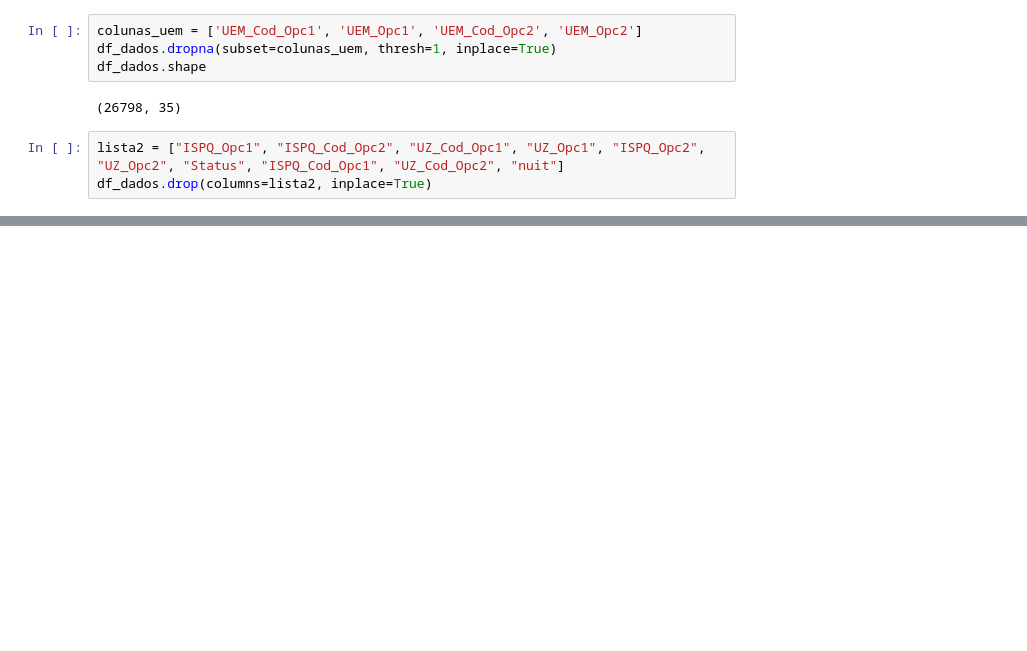
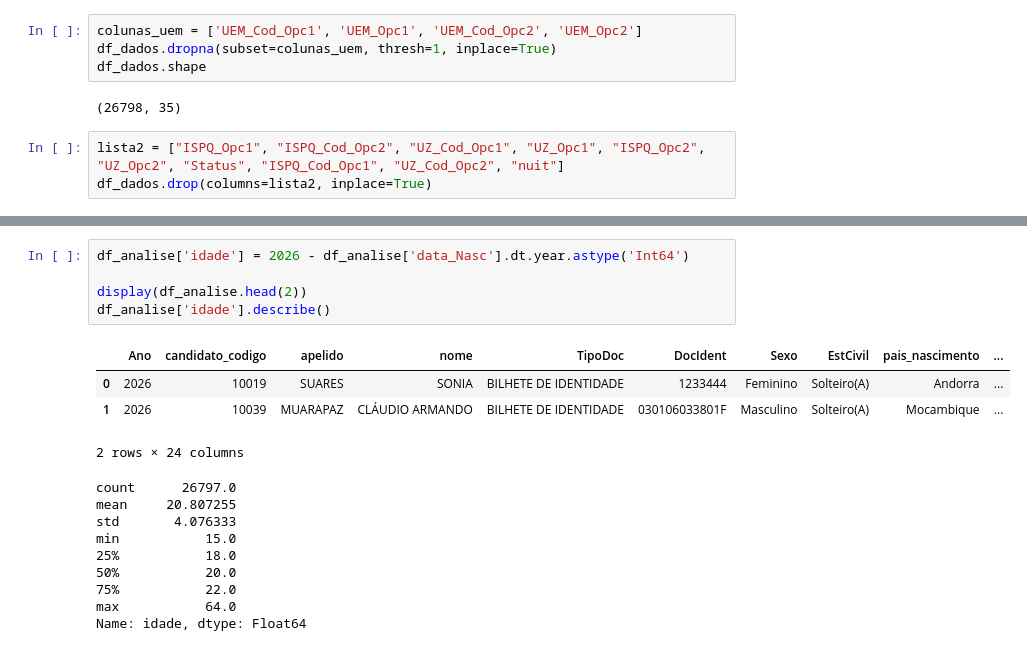
Before and after one commit to lourenco010007/SIGEA-UEM, a Jupyter notebook: notebooks/dadosTeste_limpo.ipynb, the cells around one changed output, grey strips where cells are left out. Drawn from its saved outputs; the diff is of its cells as text; blank space fills up the shorter version.

```diff
--- a/notebooks/dadosTeste_limpo.ipynb
+++ b/notebooks/dadosTeste_limpo.ipynb
@@ -182,0 +216,19 @@ None
+# %%
+df_analise['idade'] = 2026 - df_analise['data_Nasc'].dt.year.astype('Int64')
+
+display(df_analise.head(2))
+df_analise['idade'].describe()
+# %% [output]
+|  | Ano | candidato_codigo | apelido | nome | TipoDoc | DocIdent | Sexo | EstCivil | pais_nascimento | ... |
+| 0 | 2026 | 10019 | SUARES | SONIA | BILHETE DE IDENTIDADE | 1233444 | Feminino | Solteiro(A) | Andorra | ... |
+| 1 | 2026 | 10039 | MUARAPAZ | CLÁUDIO ARMANDO | BILHETE DE IDENTIDADE | 030106033801F | Masculino | Solteiro(A) | Mocambique | ... |
+2 rows × 24 columns
+count      26797.0
+mean     20.807255
+std       4.076333
+min           15.0
+25%           18.0
+50%           20.0
+75%           22.0
+max           64.0
+Name: idade, dtype: Float64
```
Also changed, not shown: parts of 13 cells of this notebook.
